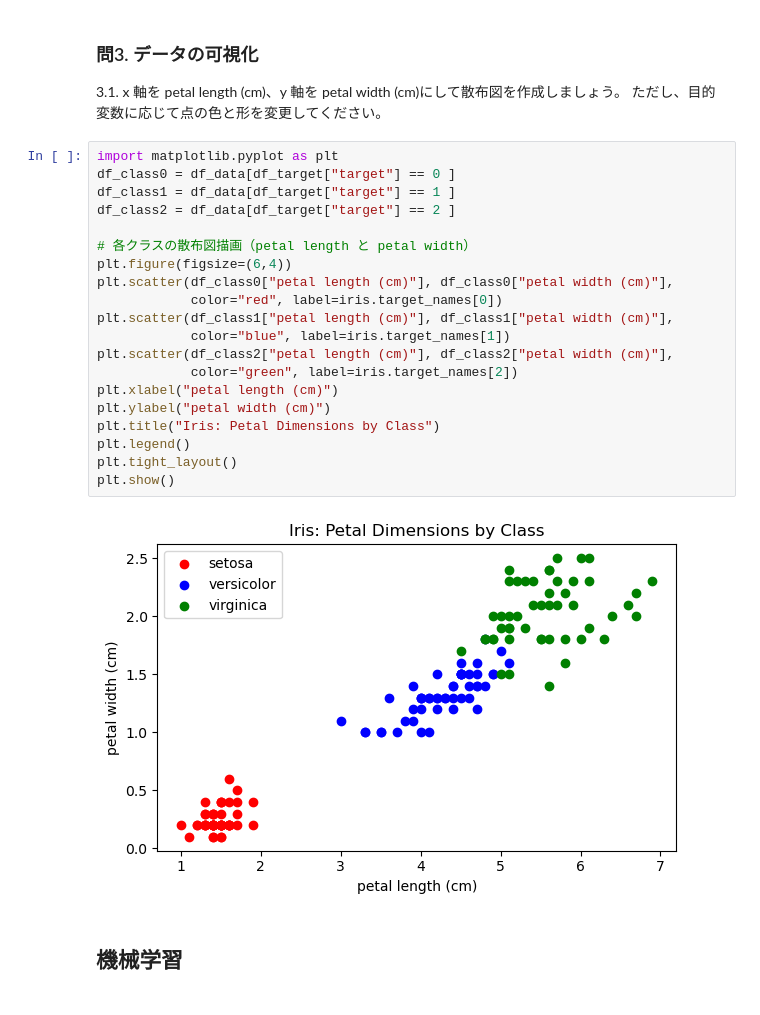
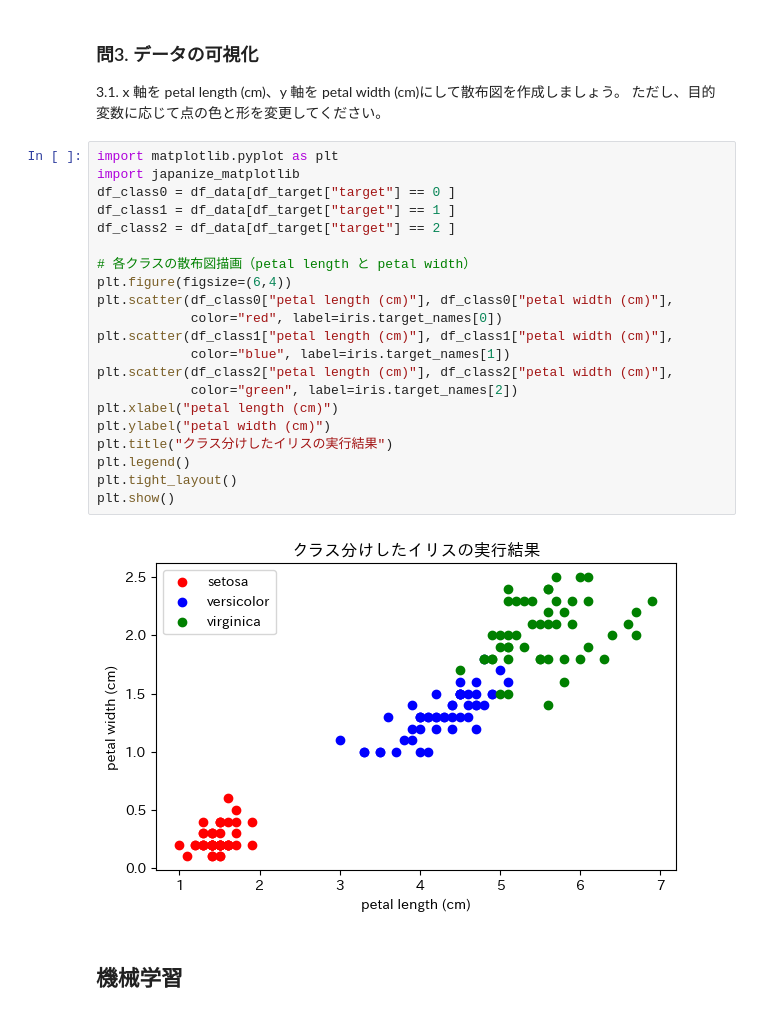
Before and after one commit to MotokiIketani2000/BasicPython, a Jupyter notebook: sklearn_quiz.ipynb, the cells around one changed output. Drawn from its saved outputs; the diff is of its cells as text.

```diff
--- a/sklearn_quiz.ipynb
+++ b/sklearn_quiz.ipynb
@@ -99,26 +99,27 @@ df_target.sample(10, random_state=0)
 3.1. x 軸を petal length (cm)、y 軸を petal width (cm)にして散布図を作成しましょう。 ただし、目的変数に応じて点の色と形を変更してください。
 # %%
 import matplotlib.pyplot as plt
+import japanize_matplotlib
 df_class0 = df_data[df_target["target"] == 0 ]
 df_class1 = df_data[df_target["target"] == 1 ]
 df_class2 = df_data[df_target["target"] == 2 ]
 
 # 各クラスの散布図描画（petal length と petal width）
 plt.figure(figsize=(6,4))
 plt.scatter(df_class0["petal length (cm)"], df_class0["petal width (cm)"],
             color="red", label=iris.target_names[0])
 plt.scatter(df_class1["petal length (cm)"], df_class1["petal width (cm)"],
             color="blue", label=iris.target_names[1])
 plt.scatter(df_class2["petal length (cm)"], df_class2["petal width (cm)"],
             color="green", label=iris.target_names[2])
 plt.xlabel("petal length (cm)")
 plt.ylabel("petal width (cm)")
-plt.title("Iris: Petal Dimensions by Class")
+plt.title("クラス分けしたイリスの実行結果")
 plt.legend()
 plt.tight_layout()
 plt.show()
 # %% [output]
-[figure, old version]
+[figure, new version]
 # %% [markdown]
 ## 機械学習
 # %% [markdown]
```
